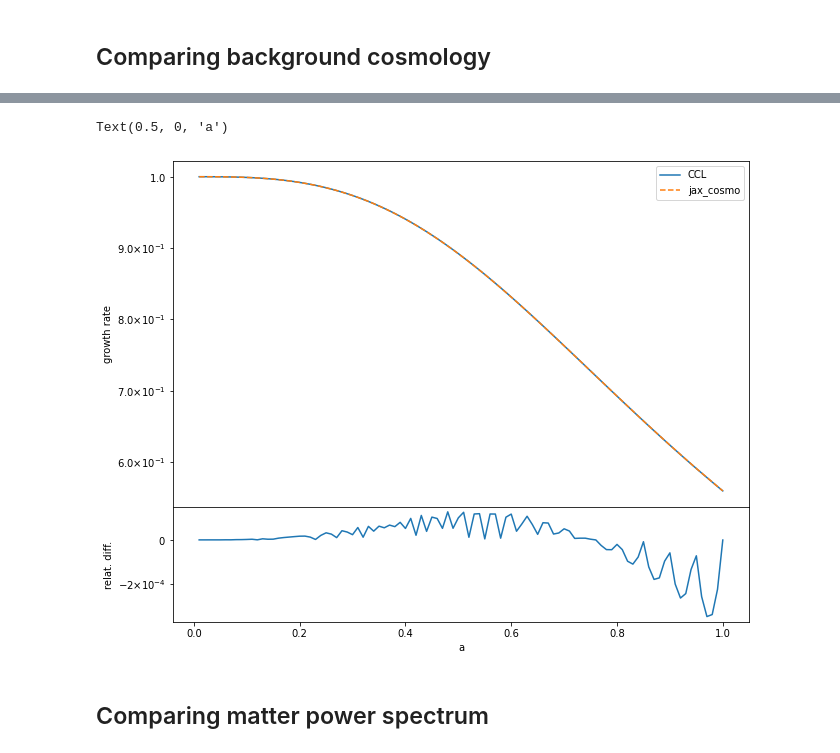
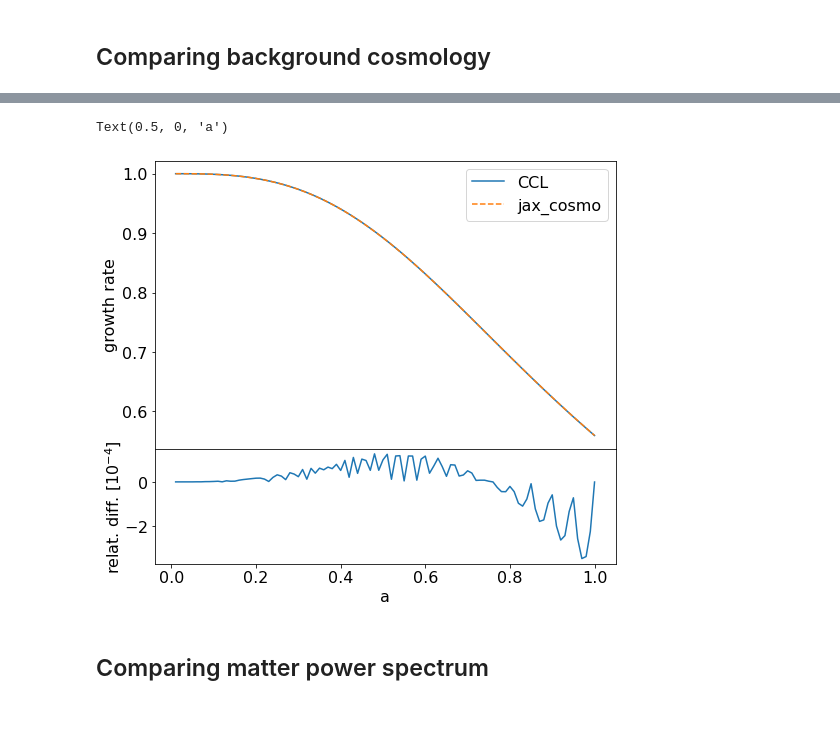
Before and after one commit to DifferentiableUniverseInitiative/jax-cosmo-paper, a Jupyter notebook: notebooks/CCL_comparison.ipynb, the cells around one changed output, grey strips where cells are left out. Cells and saved outputs as stored; diff of their text form; code cells hidden in the pictures; blank space fills up the shorter version.

```diff
--- a/notebooks/CCL_comparison.ipynb
+++ b/notebooks/CCL_comparison.ipynb
@@ -57,7 +57,7 @@ mpl.rcParams['font.size'] = 16
 # %%
 # We first define equivalent CCL and jax_cosmo cosmologies
 
-ccl.spline_params.A_SPLINE_NLOG=5*1024
+ccl.spline_params.A_SPLINE_NLOG=4*1024
 ccl.physical_constants['T_CMB'] = 2.726  # as jax-cosmo
 
 cosmo_ccl= ccl.Cosmology(
@@ -185,29 +190,31 @@ Text(0.5, 0, 'a')
 # %%
 # Comparing linear growth rate
-fig1 = plt.figure(1, figsize=(10,8))
-frame1=fig1.add_axes((.1,.3,.8,.6))
+fig1 = plt.figure(1, figsize=(8,8))
+frame1=fig1.add_axes((.1,.3,.8,.5))
 
 ccl_growth_rate = ccl.growth_rate(cosmo_ccl,a)
 jax_growth_rate = background.growth_rate(cosmo_jax, a)
 
 plt.plot(a, ccl_growth_rate, label='CCL')
 plt.plot(a, jax_growth_rate, '--', label='jax_cosmo')
 plt.legend()
 plt.xlabel('a')
 plt.ylabel('growth rate')
-plt.gca().yaxis.set_major_formatter(MathTextSciFormatter("%1.1e"))
+#plt.gca().yaxis.set_major_formatter(MathTextSciFormatter("%1.1e"))
+plt.ticklabel_format(axis='y', style='sci', scilimits=(0,0))
+frame1.set_xticklabels([])
+frame1.set_xticks([])
 
 #Residual plot
 frame2=fig1.add_axes((.1,.1,.8,.2))
-difference=(ccl_growth_rate-jax_growth_rate)/ccl_growth_rate
+difference=(ccl_growth_rate-jax_growth_rate)/ccl_growth_rate * 1e4
 plt.plot(a,difference)
 plt.gca().yaxis.set_major_formatter(MathTextSciFormatter("%1.0e"))
-
-plt.ylabel(r"relat. diff.");
+plt.ylabel(r"relat. diff. $[10^{-4}]$",labelpad=0);
 plt.xlabel('a')
 # %% [output]
 Text(0.5, 0, 'a')
-[figure, old version]
+[figure, new version]
 # %% [markdown]
 ## Comparing matter power spectrum
 # %%
```
Also changed, not shown: parts of 10 cells of this notebook.
